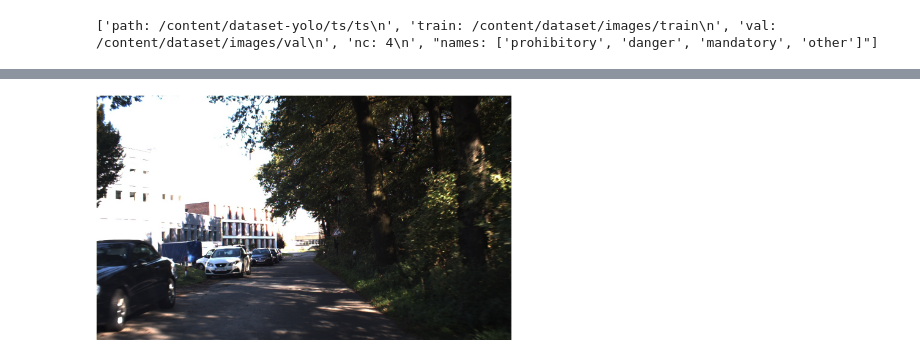
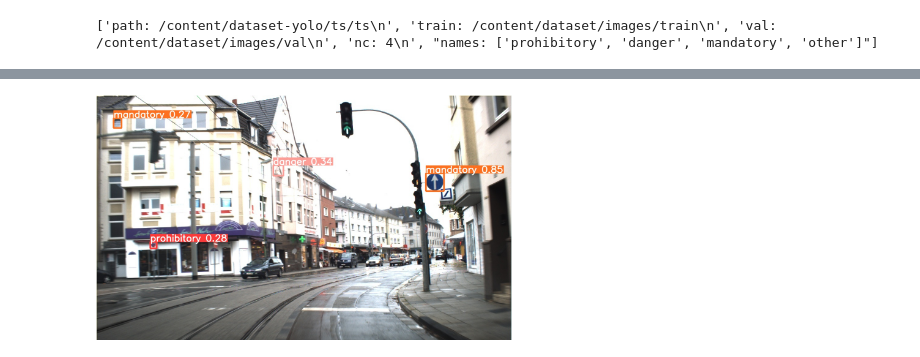
Before and after one commit to ilman79/C23-PS203-ML_Model, a Jupyter notebook: Development_Machine_Learning.ipynb, the cells around one changed output, grey strips where cells are left out. Saved outputs shown, nothing was run; the diff lists cells and outputs as text; code cells hidden in the pictures.

```diff
--- a/Development_Machine_Learning.ipynb
+++ b/Development_Machine_Learning.ipynb
@@ -325,4 +300,4 @@ FileNotFoundError: [Errno 2] No such file or directory: 'runs/train/exp/weights/
 # %%
-Image(filename='/content/dataset/images/val/00015.jpg', width=416)
+Image(filename='/content/yolov5/runs/detect/exp3/00116.jpg', width=416)
 # %% [output]
-[figure, old version]
+[figure, new version]
```
Also changed, not shown: parts of 12 cells of this notebook.
